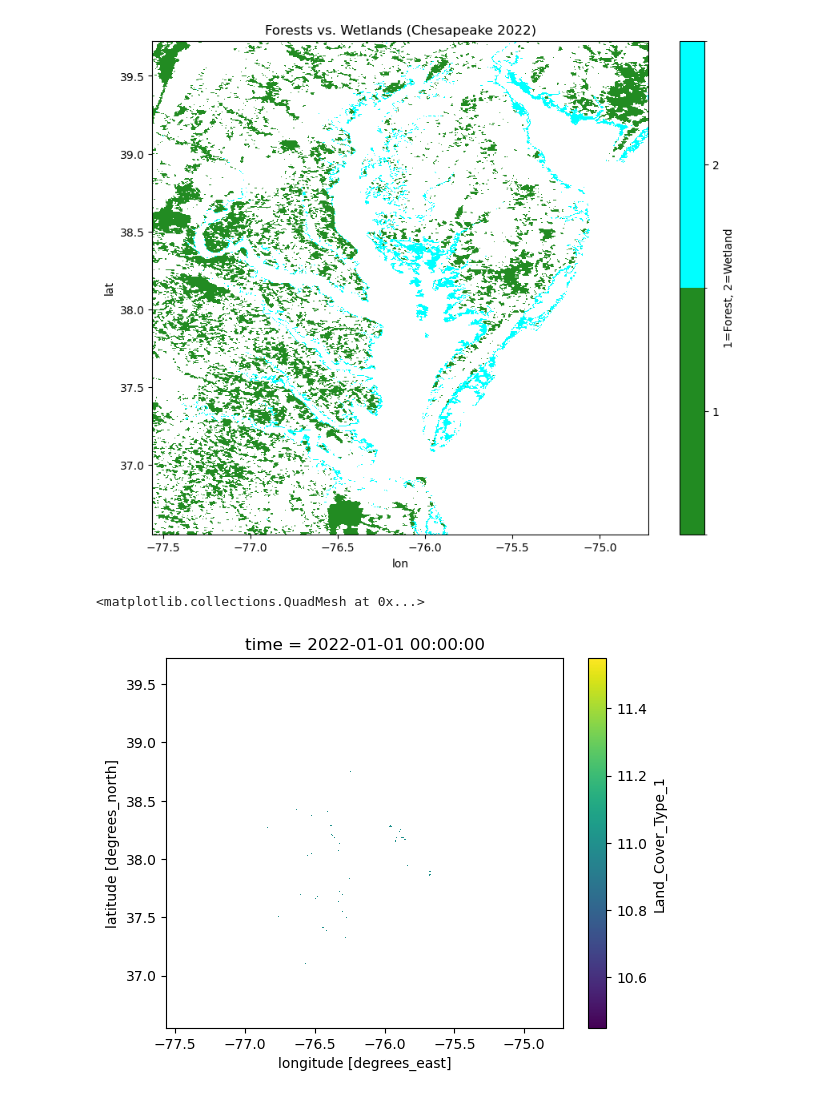
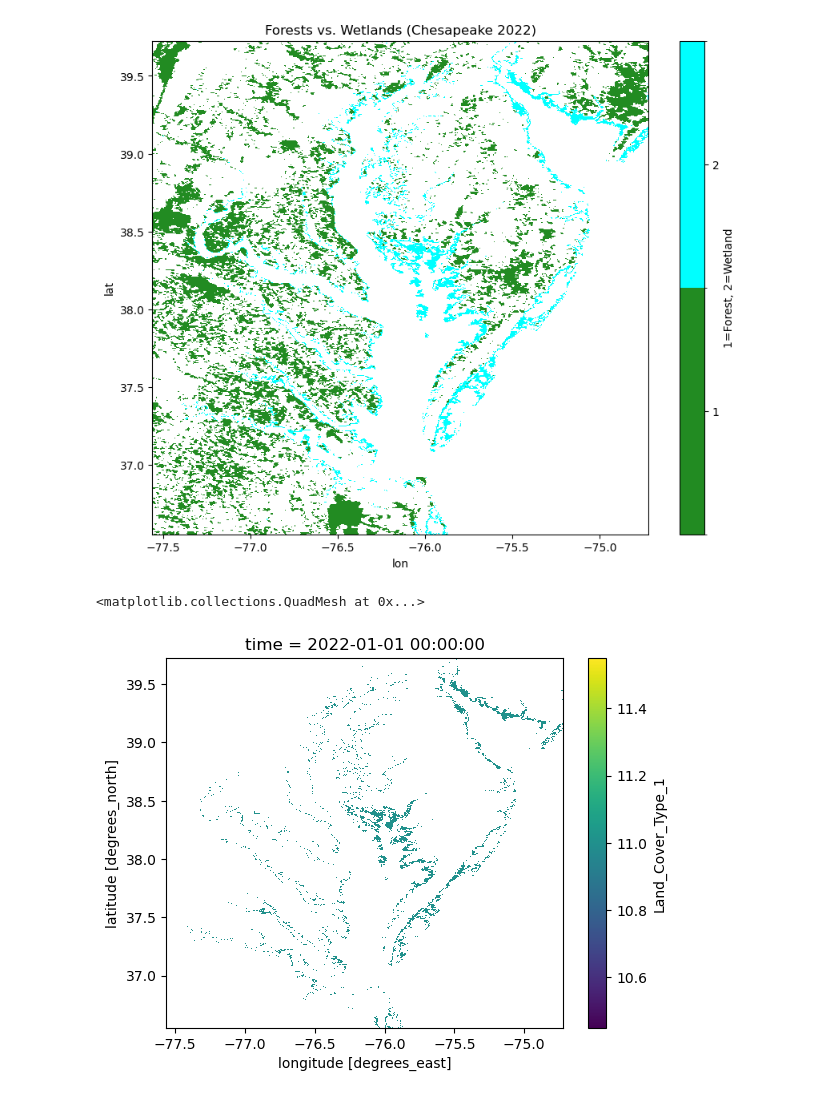
Before and after one commit to sealfonzachary/ISAT420_Semester_Project, a Jupyter notebook: MODIS Land Use Data/LandUseData.ipynb, the cells around one changed output. Drawn from its saved outputs; the diff is of its cells as text; code cells hidden in the pictures.

```diff
--- a/MODIS Land Use Data/LandUseData.ipynb
+++ b/MODIS Land Use Data/LandUseData.ipynb
@@ -99,9 +99,9 @@ plt.show()
 [figure]
 # %%
 # Only show me wetlands where the confidence is higher than 80%
-high_confidence_wetlands = ds['LC_Type1'].where((ds['LC_Type1'] == 11) & (ds['LC_Prop1_Assessment'] > 95))
+high_confidence_wetlands = ds['LC_Type1'].where((ds['LC_Type1'] == 11) & (ds['LC_Prop1_Assessment'] > 80))
 
 high_confidence_wetlands.squeeze().plot()
 # %% [output]
 <matplotlib.collections.QuadMesh at 0x...>
-[figure, old version]
+[figure, new version]
```
